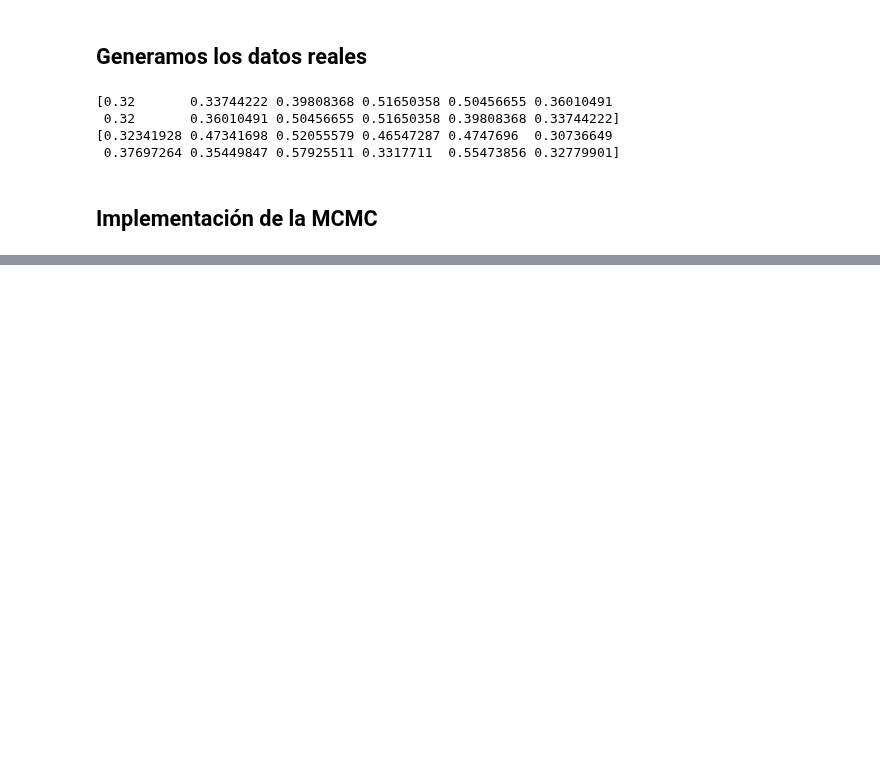
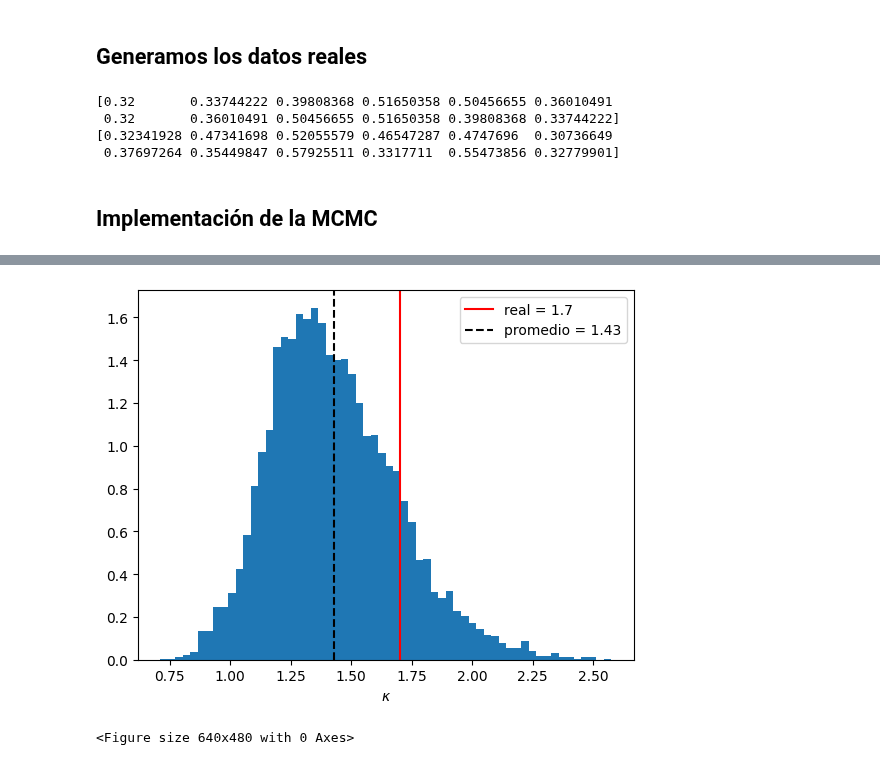
Before and after one commit to igfu2004/Reconstruccion-estocastica-de-parametros-de-un-plasma-toroidal, a Jupyter notebook: ProyectoMecEstComp.ipynb, the cells around one changed output, grey strips where cells are left out. Saved outputs shown, nothing was run; the diff lists cells and outputs as text; code cells hidden in the pictures; blank space fills up the shorter version.

```diff
--- a/ProyectoMecEstComp.ipynb
+++ b/ProyectoMecEstComp.ipynb
@@ -411,0 +488,5 @@ print(np.sin(1))
+# %%
+hist_parametro(cadena_filtrada, 1, r'$\kappa$', valor_real=kappa_r, burn=k, bins=bins)
+# %% [output]
+[figure, added]
+<Figure size 640x480 with 0 Axes>
```
Also changed, not shown: parts of 13 cells of this notebook.
